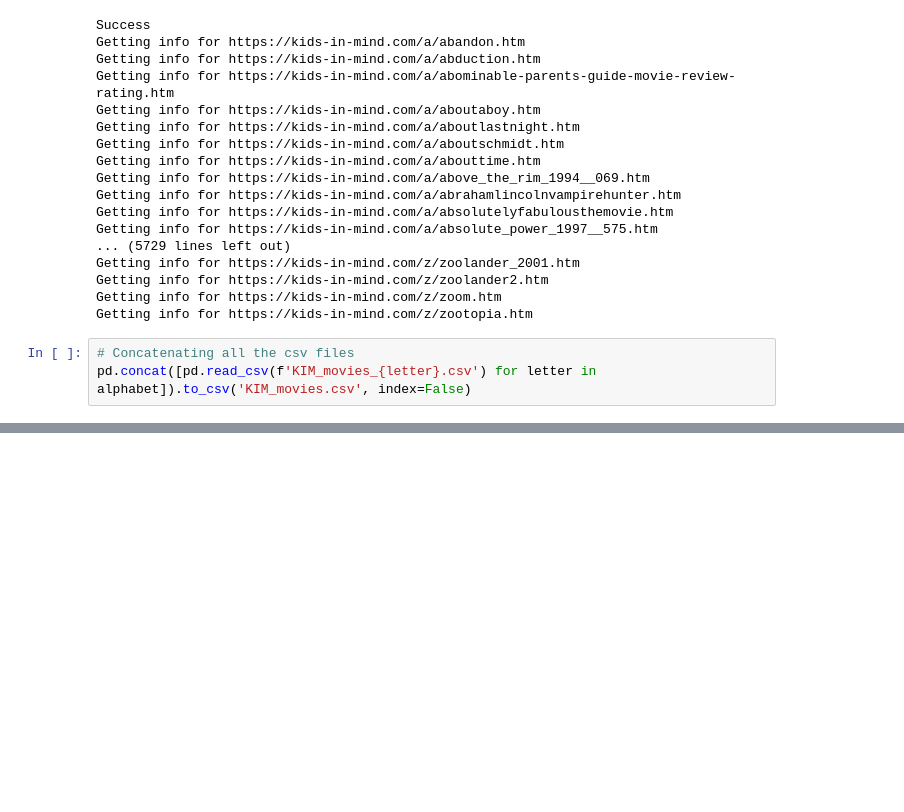
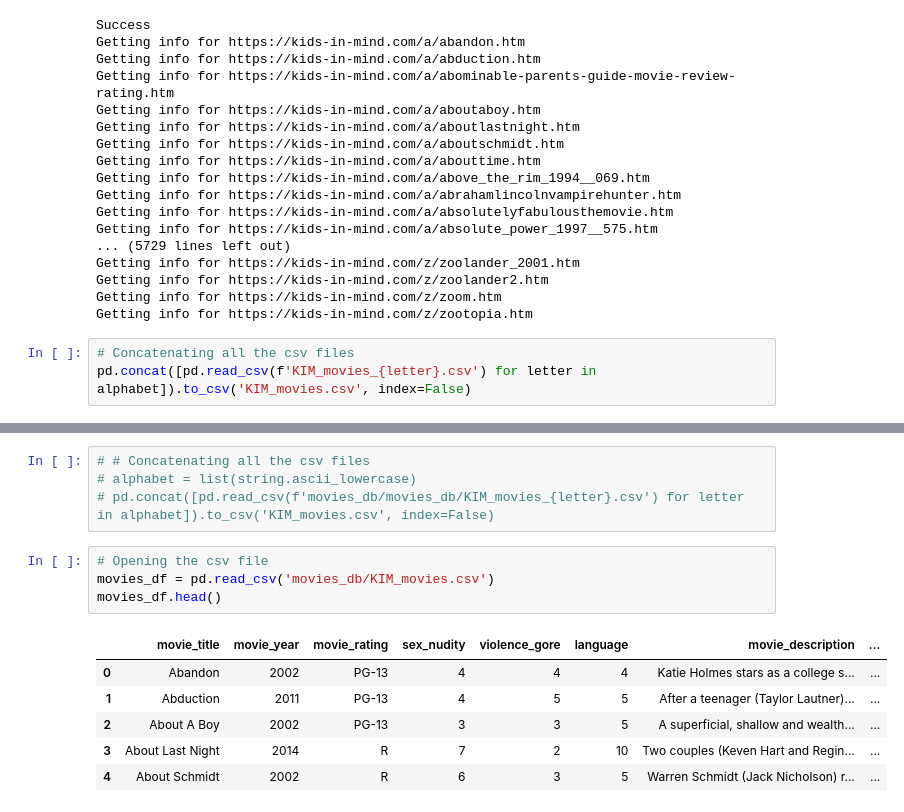
Before and after one commit to tiroger/kid-movie-recommender, a Jupyter notebook: scrape_database.ipynb, the cells around one changed output, grey strips where cells are left out. Drawn from its saved outputs; the diff is of its cells as text; blank space fills up the shorter version.

```diff
--- a/scrape_database.ipynb
+++ b/scrape_database.ipynb
@@ -197,0 +258,15 @@ get_movie_genre(TMFB_API_KEY, "The Goonies")
+# %%
+# # Concatenating all the csv files
+# alphabet = list(string.ascii_lowercase)
+# pd.concat([pd.read_csv(f'movies_db/movies_db/KIM_movies_{letter}.csv') for letter in alphabet]).to_csv('KIM_movies.csv', index=False)
+# %%
+# Opening the csv file
+movies_df = pd.read_csv('movies_db/KIM_movies.csv')
+movies_df.head()
+# %% [output]
+|  | movie_title | movie_year | movie_rating | sex_nudity | violence_gore | language | movie_description | ... |
+| 0 | Abandon | 2002 | PG-13 | 4 | 4 | 4 | Katie Holmes stars as a college s... | ... |
+| 1 | Abduction | 2011 | PG-13 | 4 | 5 | 5 | After a teenager (Taylor Lautner)... | ... |
+| 2 | About A Boy | 2002 | PG-13 | 3 | 3 | 5 | A superficial, shallow and wealth... | ... |
+| 3 | About Last Night | 2014 | R | 7 | 2 | 10 | Two couples (Keven Hart and Regin... | ... |
+| 4 | About Schmidt | 2002 | R | 6 | 3 | 5 | Warren Schmidt (Jack Nicholson) r... | ... |
```
Also changed, not shown: parts of 17 cells of this notebook, 30 other files.
